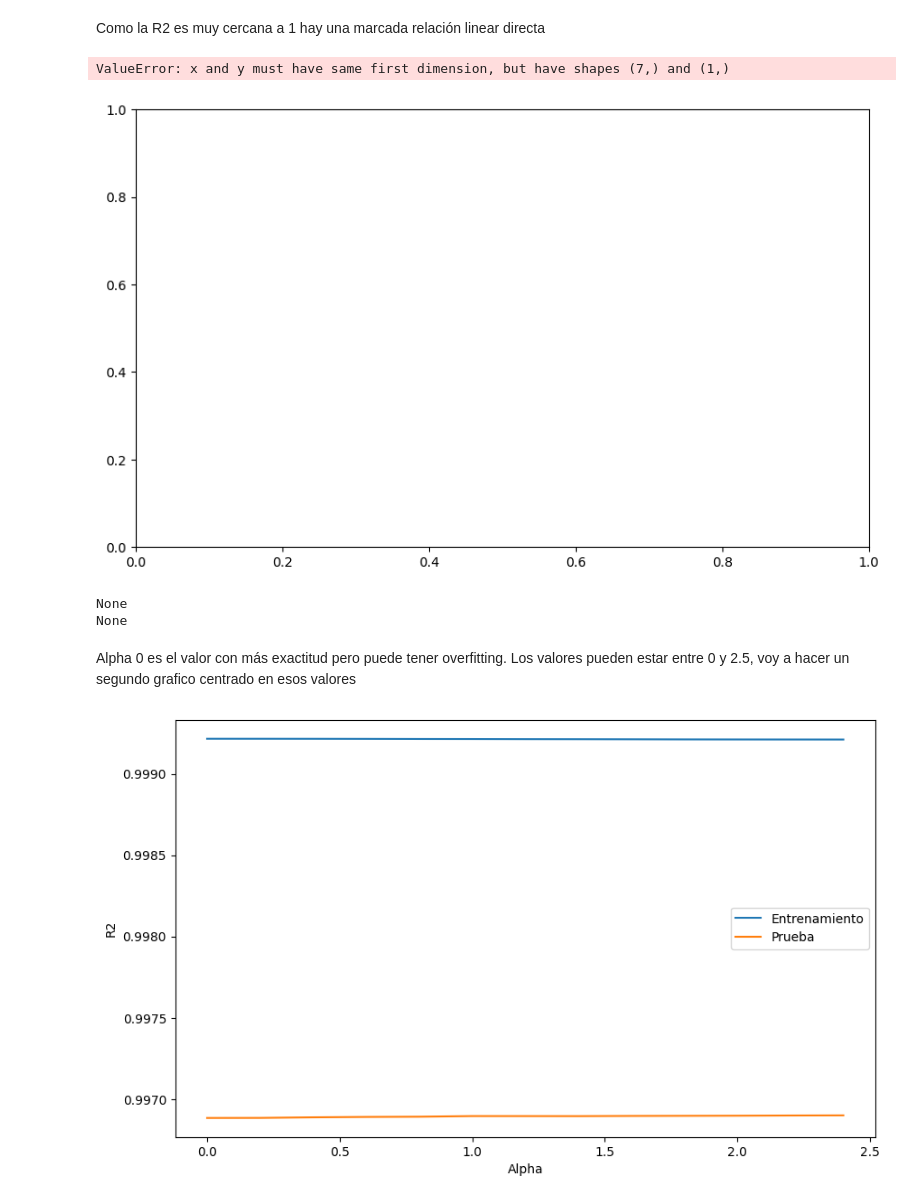
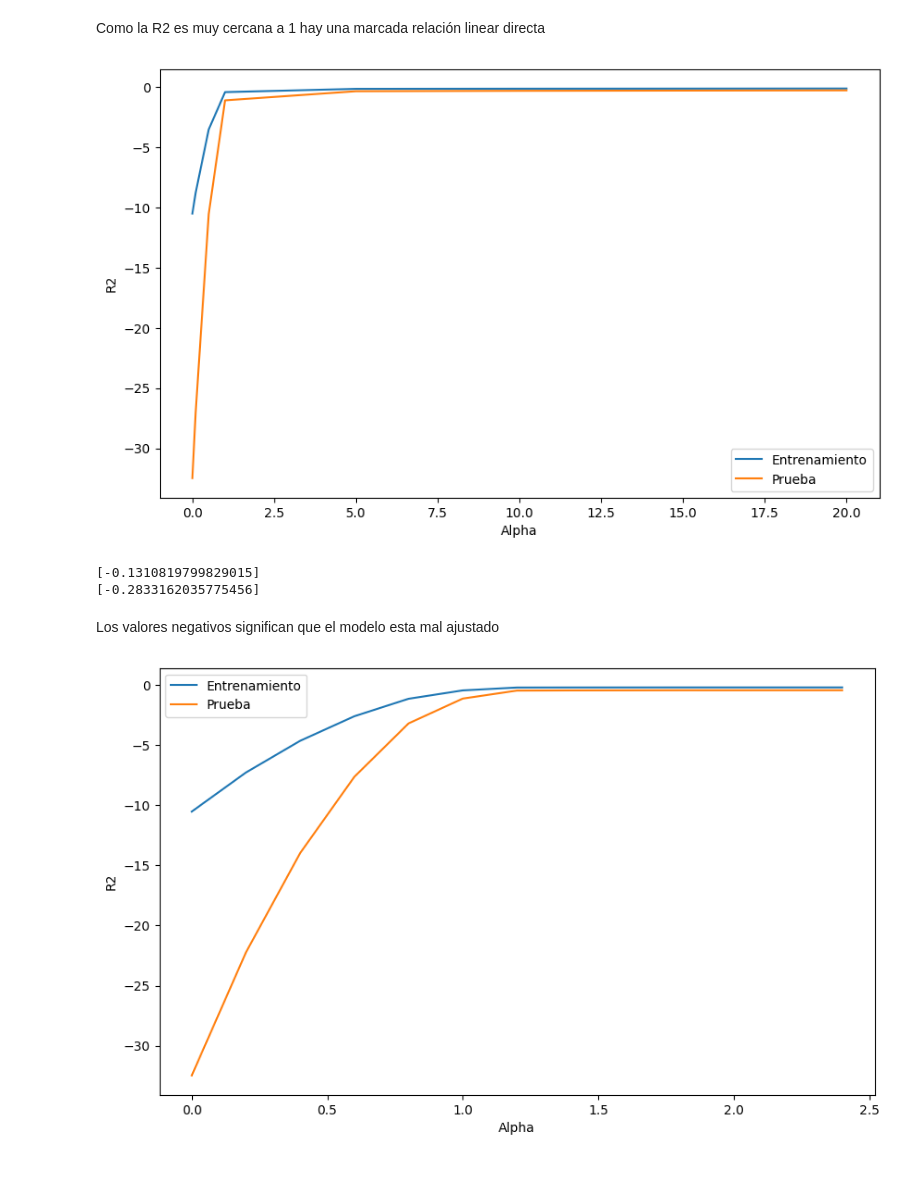
Before and after one commit to pdeleonsoria/Regresion-Lineal-Regularizada, a Jupyter notebook: src/explore.ipynb, the cells around one changed output. Cells and saved outputs as stored; diff of their text form; code cells hidden in the pictures; blank space fills up the shorter version.

```diff
--- a/src/explore.ipynb
+++ b/src/explore.ipynb
@@ -153,42 +155,47 @@ Como la R2 es muy cercana a 1 hay una marcada relación linear directa
 # %%
 #Laso
 #Prueba con las alphas de 0 a 20
 alphas = [0.0, 0.1, 0.5, 1.0, 5.0, 10.0, 20.0]
 
 train_r2_laso = []
 test_r2_laso = []
 
 for alpha in alphas:
     laso_modelo = Lasso(alpha=alpha)
     laso_modelo.fit(X_train, y_train)
 
     # Predecir
     y_train_pred_laso = laso_modelo.predict(X_train_esc)
     y_test_pred_laso = laso_modelo.predict(X_test_esc)
 
     # Calcular R2
     train_r2_laso.append(r2_score(y_train, y_train_pred_laso))
     test_r2_laso.append(r2_score(y_test, y_test_pred_laso))
 
 # Graficar
 plt.figure(figsize=(10, 6))
-plt.plot(alphas, train_r2_lasso, label="Entrenamiento")
-plt.plot(alphas, test_r2_lasso, label="Prueba")
+plt.plot(alphas, train_r2_laso, label="Entrenamiento")
+plt.plot(alphas, test_r2_laso, label="Prueba")
 plt.xlabel("Alpha")
 plt.ylabel("R2")
 plt.legend()
 plt.show()
 # %% [output]
-ValueError: x and y must have same first dimension, but have shapes (7,) and (1,)
-[figure, old version]
+[figure, new version]
 # %%
-print(train_r2_laso.append(r2_score(y_train, y_train_pred_laso)))
-print(test_r2_laso.append(r2_score(y_test, y_test_pred_laso)))
+train_r2_laso = []
+test_r2_laso = []
+
+train_r2_laso.append(r2_score(y_train, y_train_pred_laso))
+test_r2_laso.append(r2_score(y_test, y_test_pred_laso))
+
+print(train_r2_laso)
+print(test_r2_laso)
 # %% [output]
-None
-None
+[-0.1310819799829015]
+[-0.2833162035775456]
-# %% [markdown]
-Alpha 0 es el valor con más exactitud pero puede tener overfitting. Los valores pueden estar entre 0 y 2.5, voy a hacer un segundo grafico centrado en esos valores
+# %% [markdown]
+Los valores negativos significan que el modelo esta mal ajustado
 # %%
 alphas = [0. , 0.2, 0.4, 0.6, 0.8, 1. , 1.2, 1.4, 1.6, 1.8, 2. , 2.2, 2.4]
 
@@ -201,7 +208,7 @@ for alpha in alphas:
 
     # Predecir
     y_train_pred_laso = laso_modelo.predict(X_train_esc)
-    y_test_pred_laso = laso_modelo.predict(X_tes_esc)
+    y_test_pred_laso = laso_modelo.predict(X_test_esc)
 
     # Calcular R2
     train_r2_laso.append(r2_score(y_train, y_train_pred_laso))
@@ -216,7 +223,7 @@ plt.ylabel("R2")
 plt.legend()
 plt.show()
 # %% [output]
-[figure, old version]
+[figure, new version]
 # %%
 
 #Prueba laso optimizada
```
Also changed, not shown: parts of 10 cells of this notebook.
